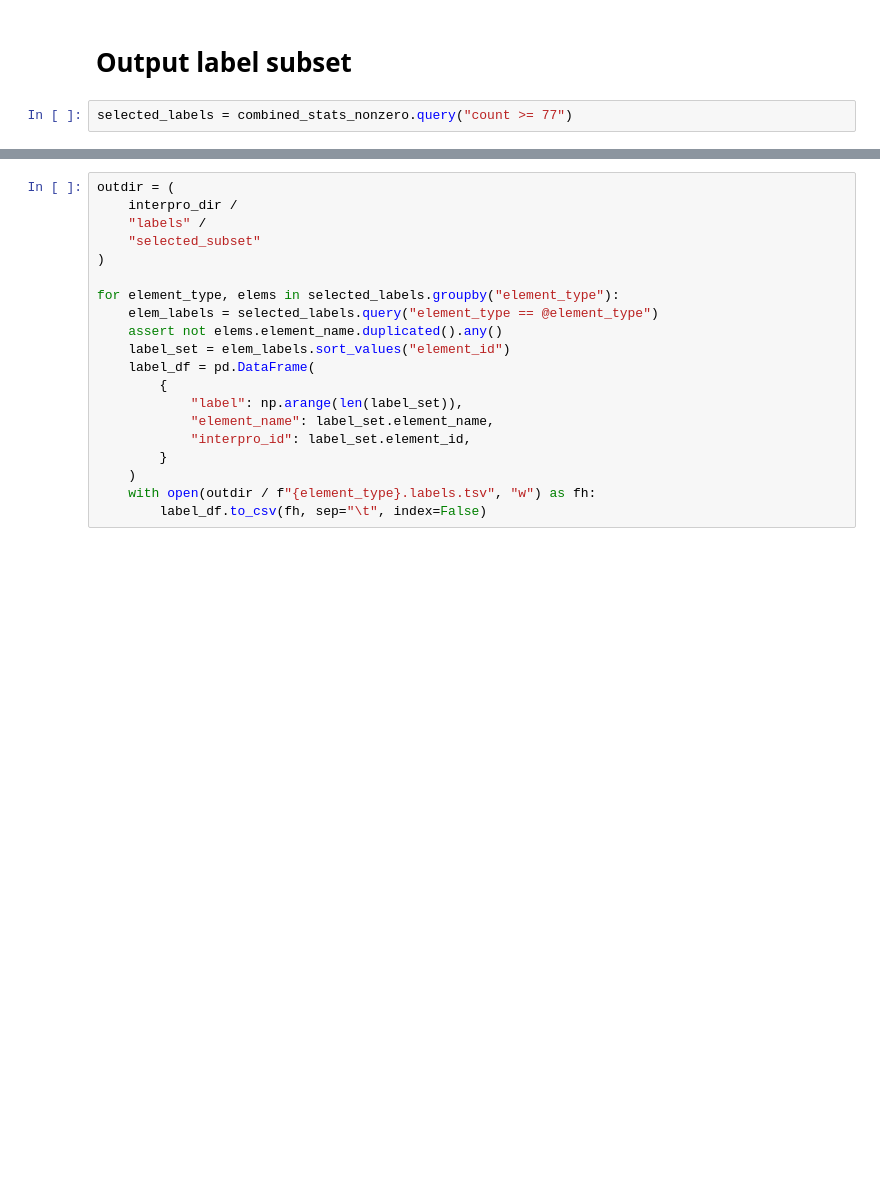
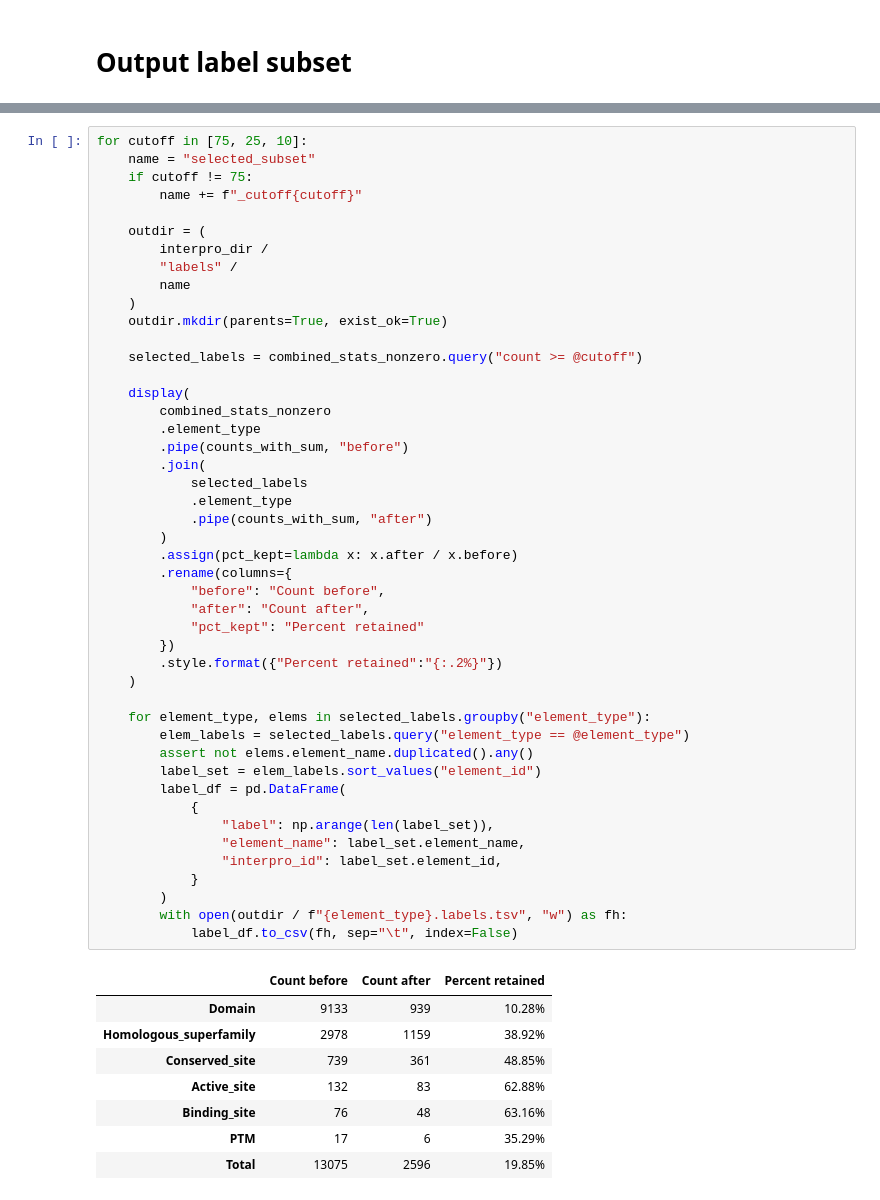
Before and after one commit to rcalef/magneton, a Jupyter notebook: scripts/dataset_processing/create_label_subsets.ipynb, the cells around one changed output, grey strips where cells are left out. Cells and saved outputs as stored; diff of their text form; blank space fills up the shorter version.

```diff
--- a/scripts/dataset_processing/create_label_subsets.ipynb
+++ b/scripts/dataset_processing/create_label_subsets.ipynb
@@ -330,8 +330,6 @@ plt.show()
 [figure]
 # %% [markdown]
 # Output label subset
-# %%
-selected_labels = combined_stats_nonzero.query("count >= 77")
 # %%
 def counts_with_sum(x, name):
     return (
@@ -370,20 +342,55 @@ def counts_with_sum(x, name):
 # %%
-outdir = (
-    interpro_dir /
-    "labels" /
-    "selected_subset"
-)
+for cutoff in [75, 25, 10]:
+    name = "selected_subset"
+    if cutoff != 75:
+        name += f"_cutoff{cutoff}"
 
-for element_type, elems in selected_labels.groupby("element_type"):
-    elem_labels = selected_labels.query("element_type == @element_type")
-    assert not elems.element_name.duplicated().any()
-    label_set = elem_labels.sort_values("element_id")
-    label_df = pd.DataFrame(
-        {
-            "label": np.arange(len(label_set)),
-            "element_name": label_set.element_name,
-            "interpro_id": label_set.element_id,
-        }
+    outdir = (
+        interpro_dir /
+        "labels" /
+        name
     )
-    with open(outdir / f"{element_type}.labels.tsv", "w") as fh:
-        label_df.to_csv(fh, sep="\t", index=False)
+    outdir.mkdir(parents=True, exist_ok=True)
+
+    selected_labels = combined_stats_nonzero.query("count >= @cutoff")
+
+    display(
+        combined_stats_nonzero
+        .element_type
+        .pipe(counts_with_sum, "before")
+        .join(
+            selected_labels
+            .element_type
+            .pipe(counts_with_sum, "after")
+        )
+        .assign(pct_kept=lambda x: x.after / x.before)
+        .rename(columns={
+            "before": "Count before",
+            "after": "Count after",
+            "pct_kept": "Percent retained"
+        })
+        .style.format({"Percent retained":"{:.2%}"})
+    )
+
+    for element_type, elems in selected_labels.groupby("element_type"):
+        elem_labels = selected_labels.query("element_type == @element_type")
+        assert not elems.element_name.duplicated().any()
+        label_set = elem_labels.sort_values("element_id")
+        label_df = pd.DataFrame(
+            {
+                "label": np.arange(len(label_set)),
+                "element_name": label_set.element_name,
+                "interpro_id": label_set.element_id,
+            }
+        )
+        with open(outdir / f"{element_type}.labels.tsv", "w") as fh:
+            label_df.to_csv(fh, sep="\t", index=False)
+# %% [output]
+|  | Count before | Count after | Percent retained |
+| Domain | 9133 | 939 | 10.28% |
+| Homologous_superfamily | 2978 | 1159 | 38.92% |
+| Conserved_site | 739 | 361 | 48.85% |
+| Active_site | 132 | 83 | 62.88% |
+| Binding_site | 76 | 48 | 63.16% |
+| PTM | 17 | 6 | 35.29% |
+| Total | 13075 | 2596 | 19.85% |
```
Also changed, not shown: parts of 2 cells of this notebook, 3 other files.
